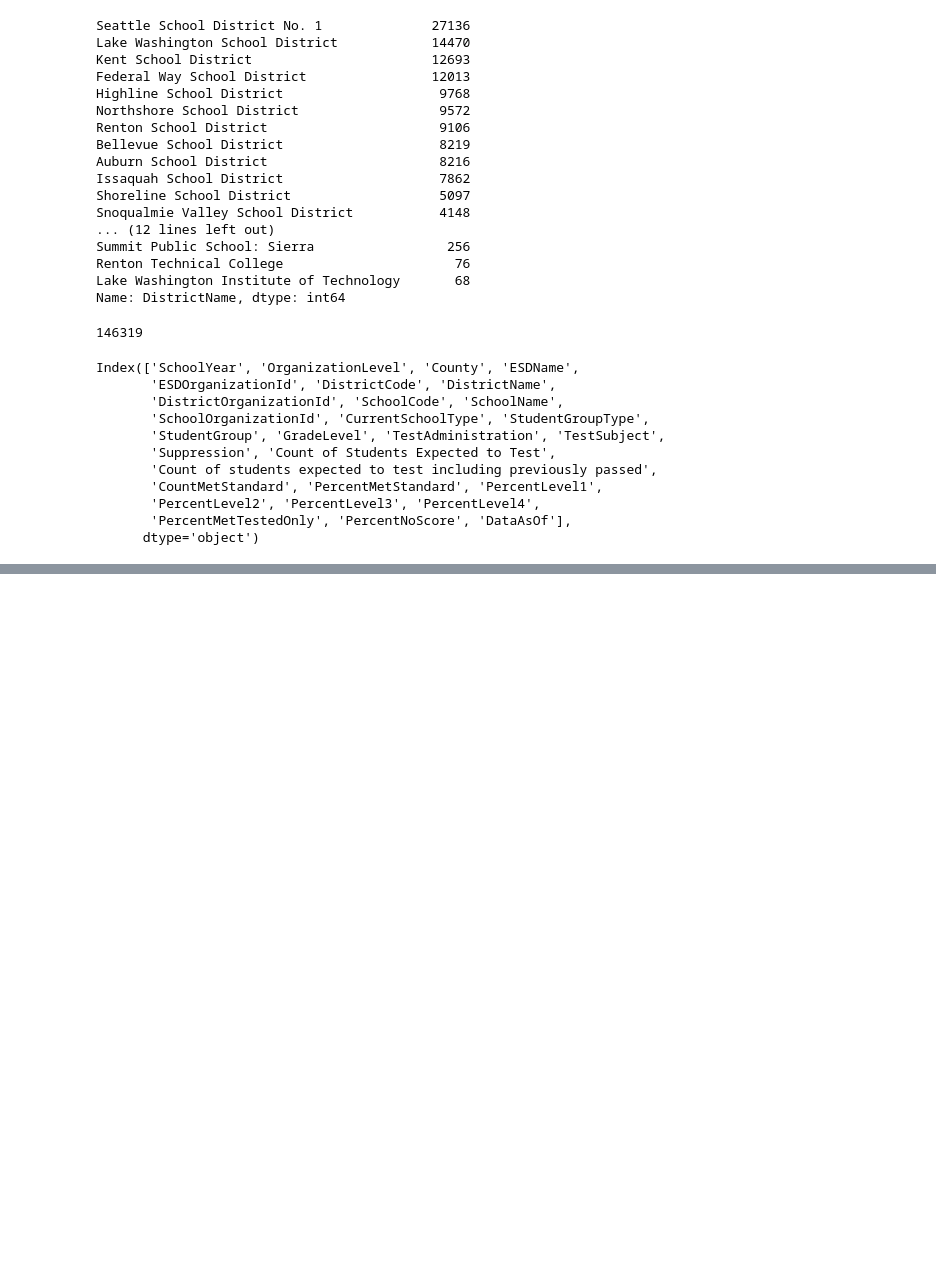
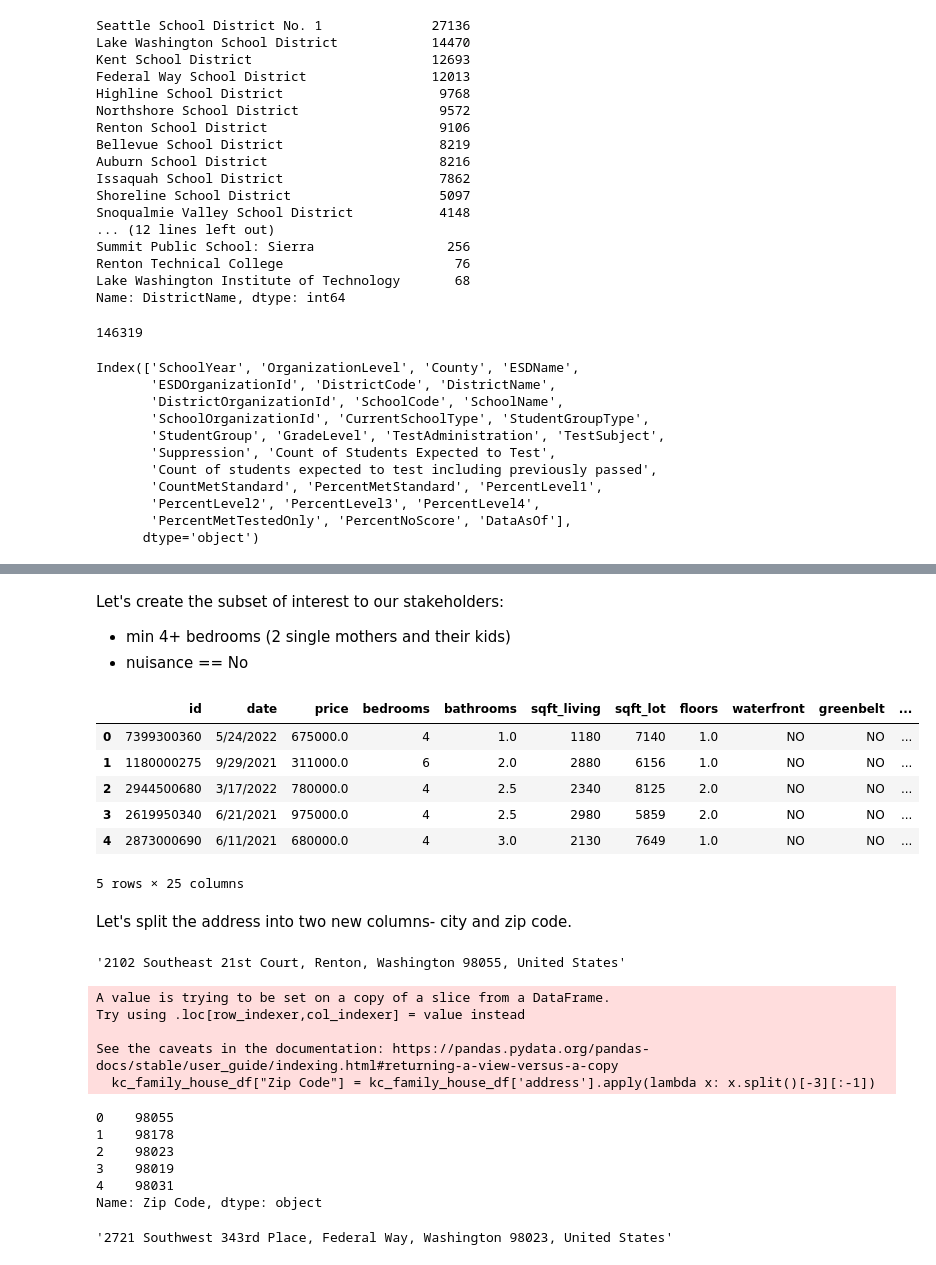
Before and after one commit to aokdata/King-County-House-Sales-, a Jupyter notebook: Aidan/Aidan Workbook.ipynb, the cells around one changed output, grey strips where cells are left out. Saved outputs shown, nothing was run; the diff lists cells and outputs as text; code cells hidden in the pictures; blank space fills up the shorter version.

```diff
--- a/Aidan/Aidan Workbook.ipynb
+++ b/Aidan/Aidan Workbook.ipynb
@@ -28,9 +28,9 @@ warnings.filterwarnings("ignore", category= FutureWarning)
 warnings.filterwarnings("ignore", category=DeprecationWarning)
 # %%
 #Import housing data
-kc_df = pd.read_csv('/Users/Aidan/Documents/Flatiron/Phase_2/King-County-House-Sales-/data/kc_house_data.csv')
+kc_house_df = pd.read_csv('/Users/Aidan/Documents/Flatiron/Phase_2/King-County-House-Sales-/data/kc_house_data.csv')
 
-kc_df.head()
+kc_house_df.head()
 # %% [output]
 |  | id | date | price | bedrooms | bathrooms | sqft_living | sqft_lot | floors | waterfront | greenbelt | ... |
 | 0 | 7399300360 | 5/24/2022 | 675000.0 | 4 | 1.0 | 1180 | 7140 | 1.0 | NO | NO | ... |
@@ -205,0 +221,51 @@ Name: StudentGroup, dtype: int64
+# %% [markdown]
+Let's create the subset of interest to our stakeholders:
+- min 4+ bedrooms (2 single mothers and their kids)
+- nuisance == No
+# %%
+#Let's create a subset that fit the above criteria
+kc_family_house_df = kc_house_df[(kc_house_df['bedrooms'] >= 4) & (kc_house_df['nuisance'] == "NO")]
+
+#Reset the index
+kc_family_house_df.reset_index(drop=True,inplace= True)
+
+#Preview first 5 rows of subset
+kc_family_house_df.head()
+# %% [output]
+|  | id | date | price | bedrooms | bathrooms | sqft_living | sqft_lot | floors | waterfront | greenbelt | ... |
+| 0 | 7399300360 | 5/24/2022 | 675000.0 | 4 | 1.0 | 1180 | 7140 | 1.0 | NO | NO | ... |
+| 1 | 1180000275 | 9/29/2021 | 311000.0 | 6 | 2.0 | 2880 | 6156 | 1.0 | NO | NO | ... |
+| 2 | 2944500680 | 3/17/2022 | 780000.0 | 4 | 2.5 | 2340 | 8125 | 2.0 | NO | NO | ... |
+| 3 | 2619950340 | 6/21/2021 | 975000.0 | 4 | 2.5 | 2980 | 5859 | 2.0 | NO | NO | ... |
+| 4 | 2873000690 | 6/11/2021 | 680000.0 | 4 | 3.0 | 2130 | 7649 | 1.0 | NO | NO | ... |
+5 rows × 25 columns
+# %% [markdown]
+Let's split the address into two new columns- city and zip code.
+# %%
+# Example of an address
+kc_family_house_df['address'][0]
+# %% [output]
+'2102 Southeast 21st Court, Renton, Washington 98055, United States'
+# %%
+#Separate the Zip Code from the address
+kc_family_house_df["Zip Code"] = kc_family_house_df['address'].apply(lambda x: x.split()[-3][:-1])
+# %% [output]
+A value is trying to be set on a copy of a slice from a DataFrame.
+Try using .loc[row_indexer,col_indexer] = value instead
+
+See the caveats in the documentation: https://pandas.pydata.org/pandas-docs/stable/user_guide/indexing.html#returning-a-view-versus-a-copy
+  kc_family_house_df["Zip Code"] = kc_family_house_df['address'].apply(lambda x: x.split()[-3][:-1])
+# %%
+#Preview our new column
+kc_family_house_df["Zip Code"].head()
+# %% [output]
+0    98055
+1    98178
+2    98023
+3    98019
+4    98031
+Name: Zip Code, dtype: object
+# %%
+kc_family_house_df['address'][2]
+# %% [output]
+'2721 Southwest 343rd Place, Federal Way, Washington 98023, United States'
```
Also changed, not shown: parts of 10 cells of this notebook.
